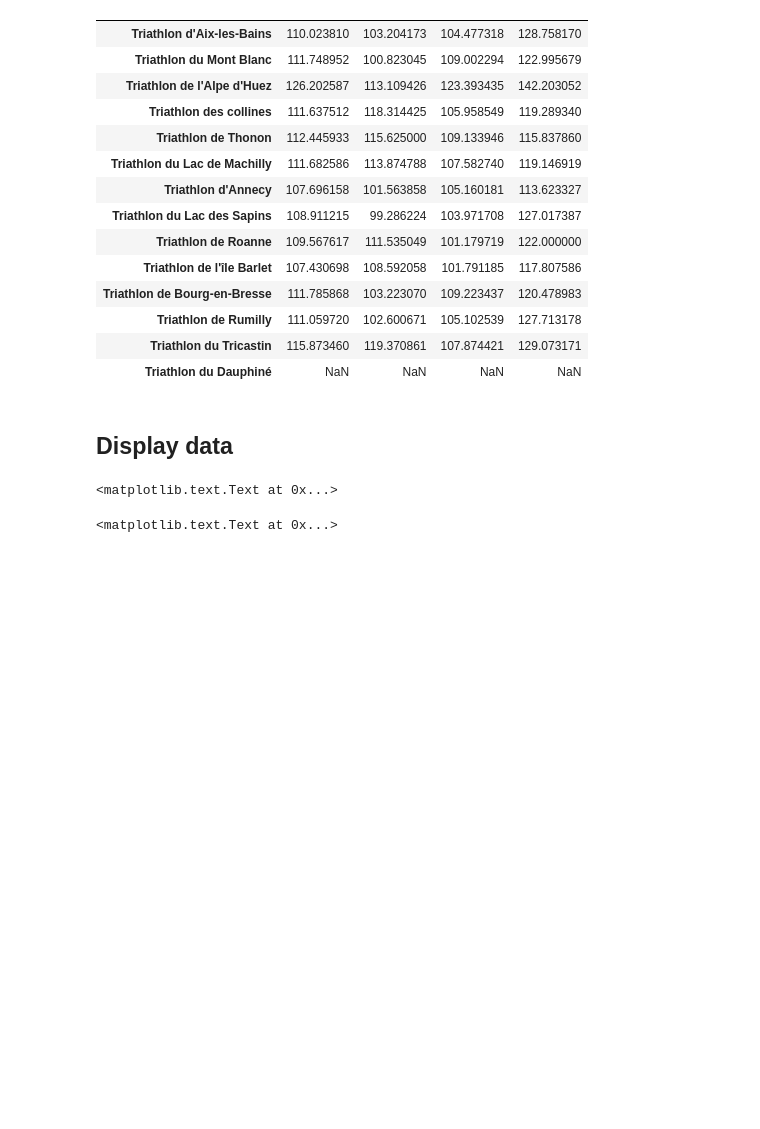
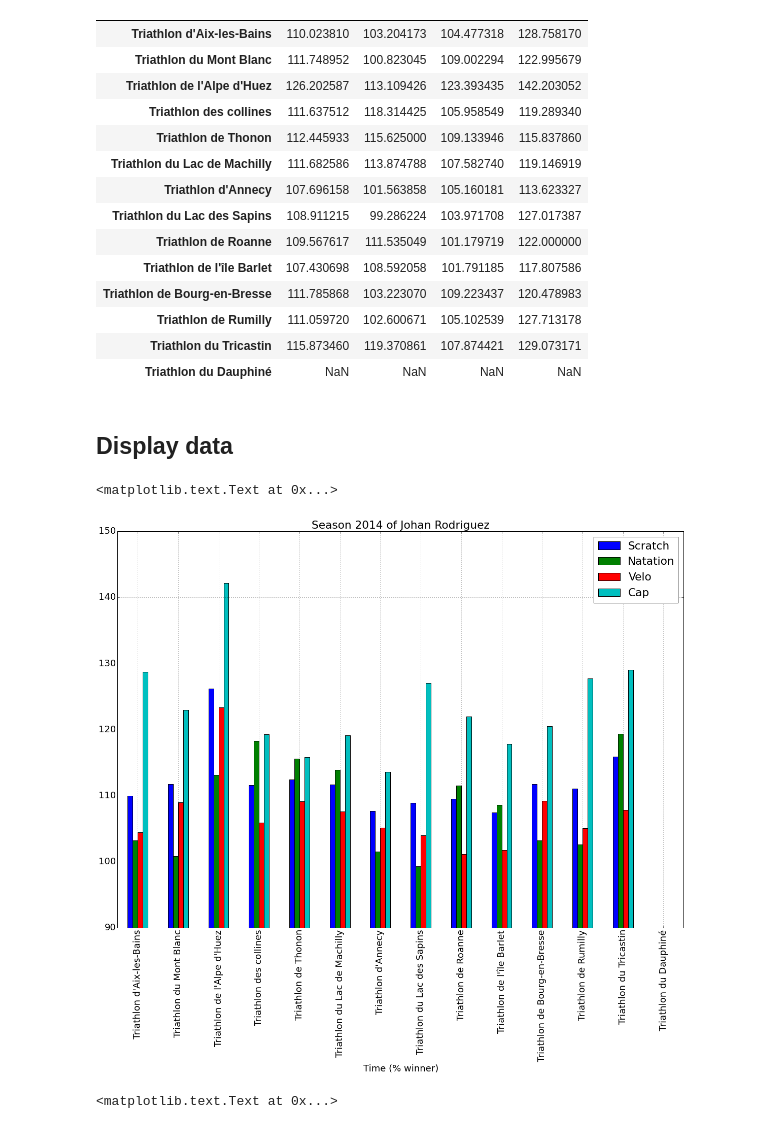
Before and after one commit to mjanv/triathlon-vizualisation, a Jupyter notebook: examples/plot_athlete.ipynb, the cells around one changed output. Saved outputs shown, nothing was run; the diff lists cells and outputs as text; code cells hidden in the pictures; blank space fills up the shorter version.

Commit message:
add functionnality plot athlete

```diff
--- a/examples/plot_athlete.ipynb
+++ b/examples/plot_athlete.ipynb
@@ -130,11 +130,12 @@ resultats
 # %% [markdown]
 ## Display data
 # %%
-resultats.plot(kind='bar',rot=90)
+resultats.plot(ylim=(90,150),kind='bar',rot=90)
 plt.title('Season 2014 of Johan Rodriguez')
 plt.xlabel('Time (% winner)')
 # %% [output]
 <matplotlib.text.Text at 0x...>
+[figure, added]
 # %%
 resultats.plot(kind='box',use_index=True)
 plt.title('Season 2014 of Johan Rodriguez')
```
Also changed, not shown: parts of 1 cell of this notebook, 2 other files.
